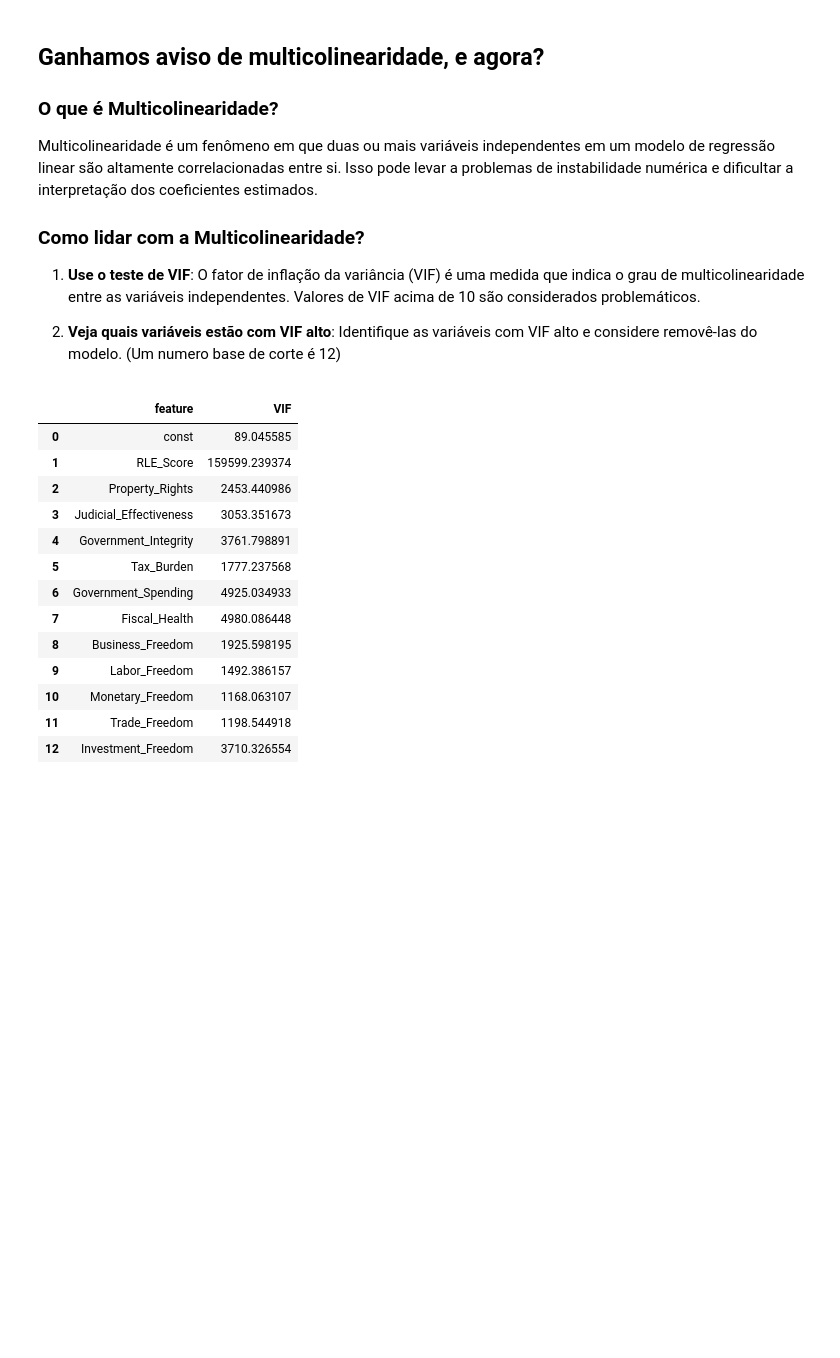
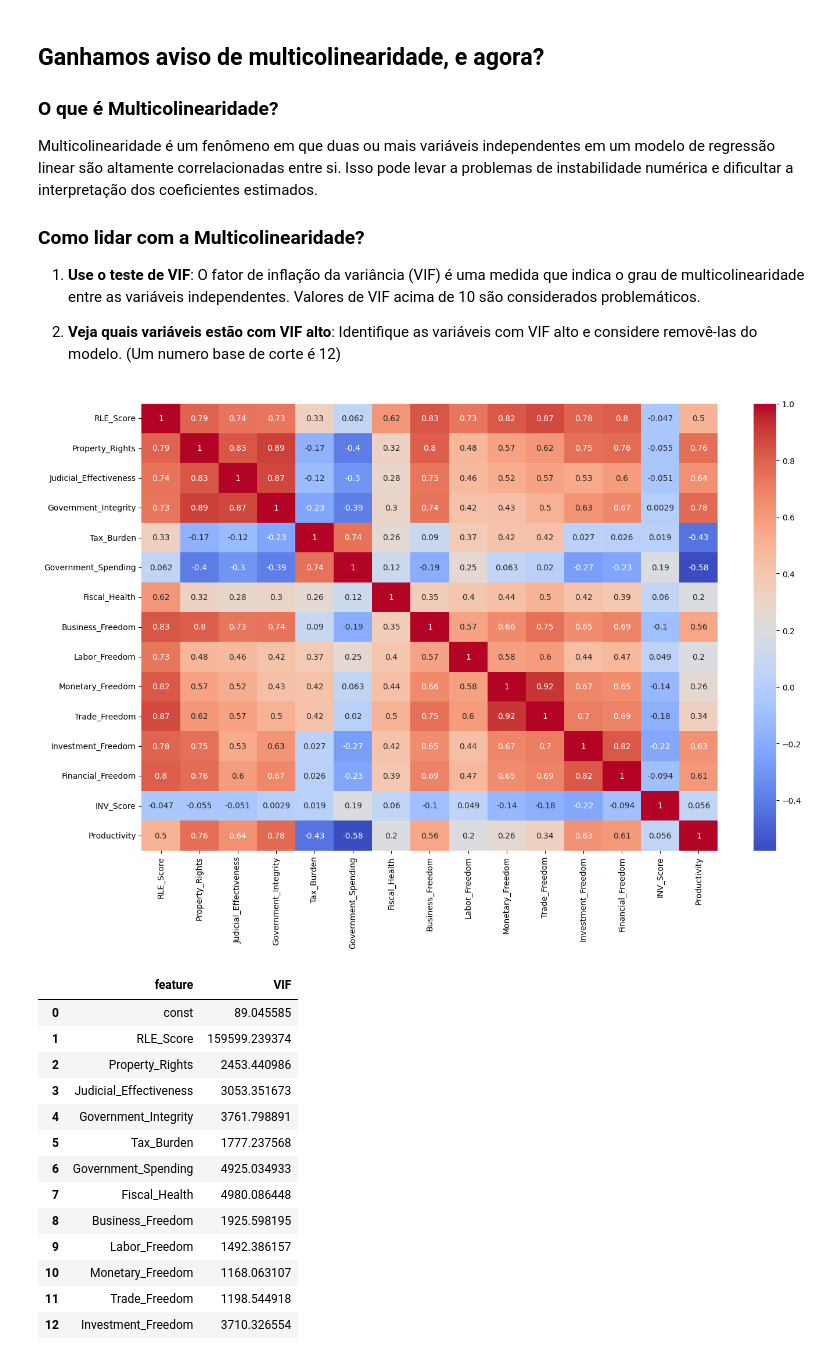
Before and after one commit to Schadenlord/econometria-em-python, a Jupyter notebook: parte_1.ipynb, the cells around one changed output. Drawn from its saved outputs; the diff is of its cells as text; code cells hidden in the pictures; blank space fills up the shorter version.

```diff
--- a/parte_1.ipynb
+++ b/parte_1.ipynb
@@ -532,6 +532,17 @@ Multicolinearidade é um fenômeno em que duas ou mais variáveis independentes
 1. **Use o teste de VIF**: O fator de inflação da variância (VIF) é uma medida que indica o grau de multicolinearidade entre as variáveis independentes. Valores de VIF acima de 10 são considerados problemáticos.
 
 2. **Veja quais variáveis estão com VIF alto**: Identifique as variáveis com VIF alto e considere removê-las do modelo. (Um numero base de corte é 12)
+# %%
+### Multicolinaridade por matriz de correlação
+
+df_corr = df[['RLE_Score', 'Property_Rights', 'Judicial_Effectiveness', 'Government_Integrity', 'Tax_Burden', 'Government_Spending', 'Fiscal_Health', 'Business_Freedom', 'Labor_Freedom', 'Monetary_Freedom', 'Trade_Freedom', 'Investment_Freedom', 'Financial_Freedom', 'INV_Score', 'Productivity']]
+
+corr = df_corr.corr()
+plt.figure(figsize=(16, 10))
+sns.heatmap(corr, annot=True, cmap='coolwarm')
+plt.show()
+# %% [output]
+[figure, added]
 # %%
 from statsmodels.stats.outliers_influence import variance_inflation_factor
 
```
Also changed, not shown: parts of 20 cells of this notebook, 4 other files.
